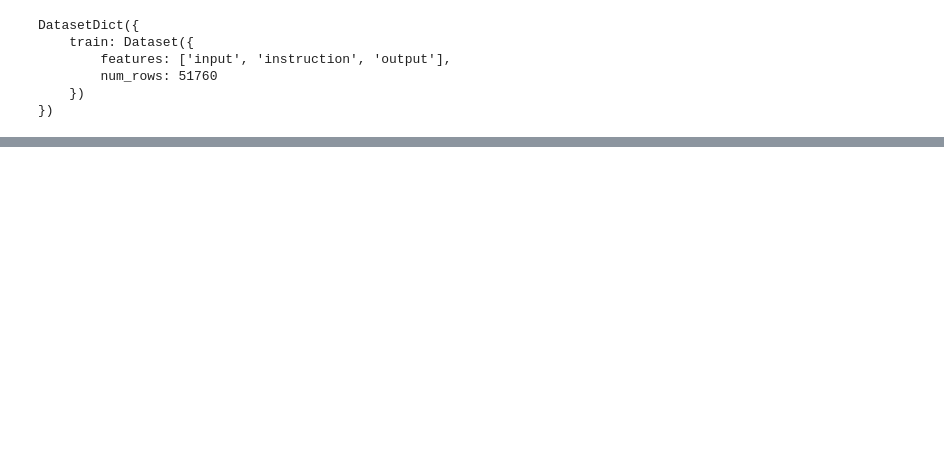
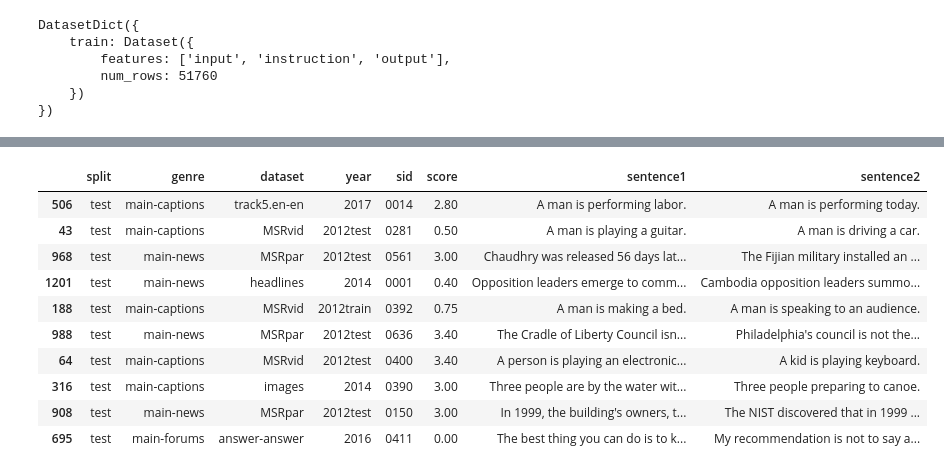
Before and after one commit to smartcat-labs/SRBedding, a Jupyter notebook: training_dataset/notebooks/hf_datasets.ipynb, the cells around one changed output, grey strips where cells are left out. Cells and saved outputs as stored; diff of their text form; code cells hidden in the pictures; blank space fills up the shorter version.

```diff
--- a/training_dataset/notebooks/hf_datasets.ipynb
+++ b/training_dataset/notebooks/hf_datasets.ipynb
@@ -5,2 +9,5 @@ import sys
 sys.path.append("..")
+# %%
+pd.set_option('display.max_colwidth', None)  # None means no limit on column width
+pd.set_option('display.width', 300)
 # %%
@@ -77,0 +268,6 @@ GPT: Svi sledeći argumenti se mogu naći u odlomku OSIM da jednopolne škole pr
+# %%
+pd.set_option('display.max_colwidth', None)  # None means no limit on column width
+pd.set_option('display.width', 300)
+# %%
+sts = load_dataset("mteb/stsbenchmark-sts")
+sts
@@ -77,0 +296,3 @@ GPT: Svi sledeći argumenti se mogu naći u odlomku OSIM da jednopolne škole pr
+# %%
+sts_test_df = pd.DataFrame(sts['test'])
+sts_test_df.head()
@@ -77,0 +306,14 @@ GPT: Svi sledeći argumenti se mogu naći u odlomku OSIM da jednopolne škole pr
+# %%
+sts_test_df.sample(10)
+# %% [output]
+|  | split | genre | dataset | year | sid | score | sentence1 | sentence2 |
+| 506 | test | main-captions | track5.en-en | 2017 | 0014 | 2.80 | A man is performing labor. | A man is performing today. |
+| 43 | test | main-captions | MSRvid | 2012test | 0281 | 0.50 | A man is playing a guitar. | A man is driving a car. |
+| 968 | test | main-news | MSRpar | 2012test | 0561 | 3.00 | Chaudhry was released 56 days lat... | The Fijian military installed an ... |
+| 1201 | test | main-news | headlines | 2014 | 0001 | 0.40 | Opposition leaders emerge to comm... | Cambodia opposition leaders summo... |
+| 188 | test | main-captions | MSRvid | 2012train | 0392 | 0.75 | A man is making a bed. | A man is speaking to an audience. |
+| 988 | test | main-news | MSRpar | 2012test | 0636 | 3.40 | The Cradle of Liberty Council isn... | Philadelphia's council is not the... |
+| 64 | test | main-captions | MSRvid | 2012test | 0400 | 3.40 | A person is playing an electronic... | A kid is playing keyboard. |
+| 316 | test | main-captions | images | 2014 | 0390 | 3.00 | Three people are by the water wit... | Three people preparing to canoe. |
+| 908 | test | main-news | MSRpar | 2012test | 0150 | 3.00 | In 1999, the building's owners, t... | The NIST discovered that in 1999 ... |
+| 695 | test | main-forums | answer-answer | 2016 | 0411 | 0.00 | The best thing you can do is to k... | My recommendation is not to say a... |
```
Also changed, not shown: parts of 39 cells of this notebook, 4 other files.
